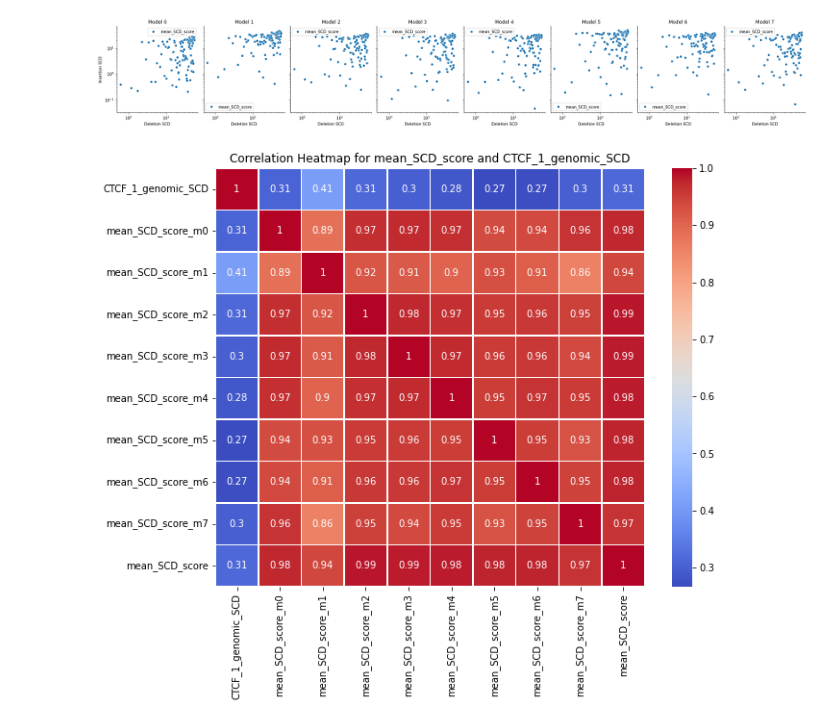
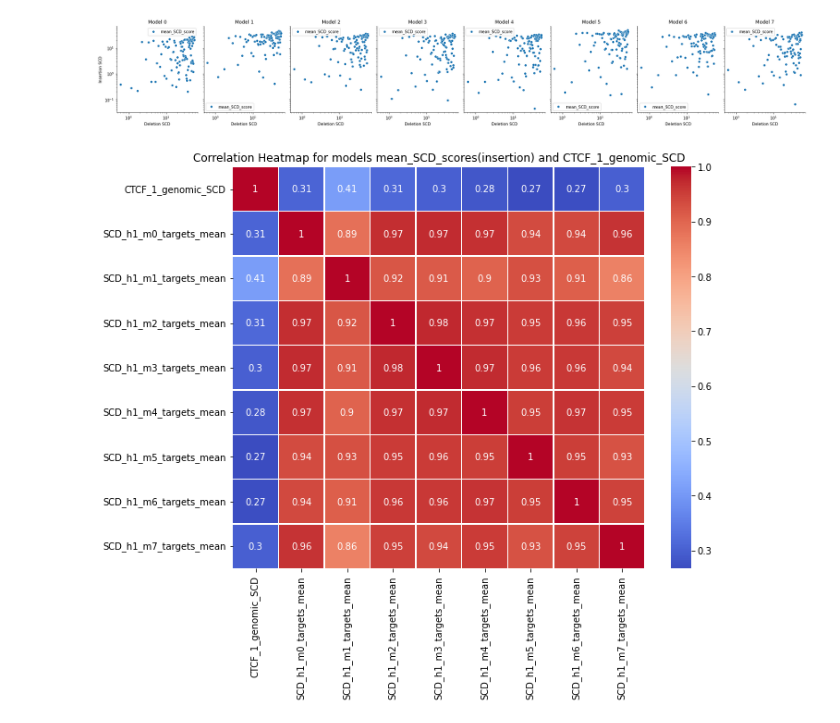
Before and after one commit to Fudenberg-Research-Group/akita_utils, a Jupyter notebook: bin/insert_experiments/analysis/CTCF_motif_deletion_vs_insertion.ipynb, the cells around one changed output. Saved outputs shown, nothing was run; the diff lists cells and outputs as text; code cells hidden in the pictures.

Commit message:
modified h5 stats read and analysis process to fit new scoring scheme

```diff
--- a/bin/insert_experiments/analysis/CTCF_motif_deletion_vs_insertion.ipynb
+++ b/bin/insert_experiments/analysis/CTCF_motif_deletion_vs_insertion.ipynb
@@ -72,23 +62,21 @@ def load_data(h5_dirs, scd_stats, models=[1]):
 # %%
 uniformly_selcted_model2_motifs_h5_dirs = "/scratch1/kamulege/insert_experiments/11_uniformly_selcted_model6_motifs_v2/*/*/*.h5"
-uniformly_selcted_model2_motifs_df = load_data(
-    uniformly_selcted_model2_motifs_h5_dirs,
-    scd_stats=["SCD", "SSD"],
-    models=[2, 3, 4, 5, 6, 7],
-)
+uniformly_selcted_model2_motifs_df = multi_h5_to_df(uniformly_selcted_model2_motifs_h5_dirs)
+uniformly_selcted_model2_motifs_df = calculate_mean_stats_across_targets(uniformly_selcted_model2_motifs_df, models=[0,1,2,3,4,5,6,7], heads=[1], stats=["SCD", "SSD"])
+uniformly_selcted_model2_motifs_df = calculate_mean_stats_across_models(uniformly_selcted_model2_motifs_df, heads=[1], stats=["SCD", "SSD"])
+
 
 model0_strong_30_h5_dirs = (
     "/scratch1/kamulege/insert_experiments/model0_strong_30/*/*/*.h5"
 )
-model0_strong_30_motifs_df = load_data(
-    model0_strong_30_h5_dirs, scd_stats=["SCD", "SSD"], models=[0, 1, 2, 3, 4, 5, 6, 7]
-)
+model0_strong_30_motifs_df = multi_h5_to_df(model0_strong_30_h5_dirs)
+model0_strong_30_motifs_df = calculate_mean_stats_across_targets(model0_strong_30_motifs_df, models=[0,1,2,3,4,5,6,7], heads=[1], stats=["SCD", "SSD"])
+model0_strong_30_motifs_df = calculate_mean_stats_across_models(model0_strong_30_motifs_df, heads=[1], stats=["SCD", "SSD"])
+
 
 model0_uniform_100_h5_dirs = (
     "/scratch1/kamulege/insert_experiments/model0_uniform_100/*/*/*.h5"
 )
-model0_uniform_100_motifs_df = load_data(
-    model0_uniform_100_h5_dirs,
-    scd_stats=["SCD", "SSD"],
-    models=[0, 1, 2, 3, 4, 5, 6, 7],
-)
+model0_uniform_100_motifs_df = multi_h5_to_df(model0_uniform_100_h5_dirs)
+model0_uniform_100_motifs_df = calculate_mean_stats_across_targets(model0_uniform_100_motifs_df, models=[0,1,2,3,4,5,6,7], heads=[1], stats=["SCD", "SSD"])
+model0_uniform_100_motifs_df = calculate_mean_stats_across_models(model0_uniform_100_motifs_df, heads=[1], stats=["SCD", "SSD"])
@@ -172,25 +121,28 @@ plt.show()
 # %%
 import seaborn as sns
 import matplotlib.pyplot as plt
 
-data = motifs_df
+data = remove_duplicate_columns(motifs_df)
+
 
 # Filter columns that contain "mean_SCD_score" and "CTCF_1_genomic_SCD" in their names
 columns_of_interest = [
     col
     for col in data.columns
-    if "mean_SCD_score" in col or col == "CTCF_1_genomic_SCD"
+    if "target" in col or col == "CTCF_1_genomic_SCD"
 ]
+
+# print(columns_of_interest)
 data_selected = data[columns_of_interest]
 
 # Calculate correlation matrix
 correlation_matrix = data_selected.corr()
 
 # Create a heatmap of the correlation matrix
 plt.figure(figsize=(10, 8))
 sns.heatmap(correlation_matrix, annot=True, cmap="coolwarm", linewidths=0.5)
-plt.title("Correlation Heatmap for mean_SCD_score and CTCF_1_genomic_SCD")
+plt.title("Correlation Heatmap for models mean_SCD_scores(insertion) and CTCF_1_genomic_SCD")
 plt.show()
 # %% [output]
-[figure, old version]
+[figure, new version]
 # %%
```
Also changed, not shown: parts of 17 cells of this notebook, 5 other files.
